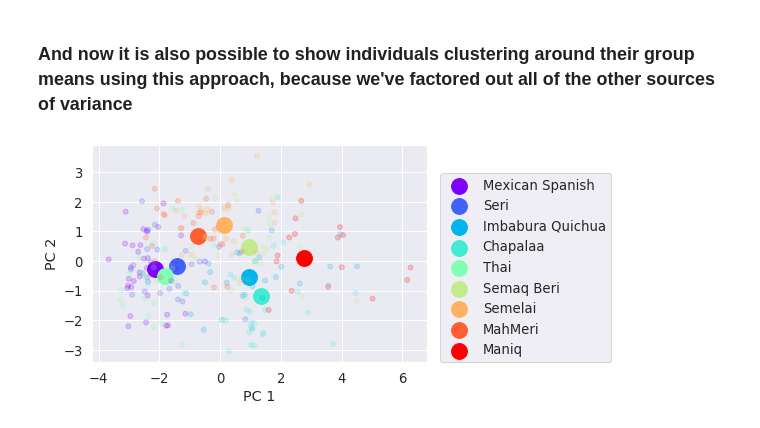
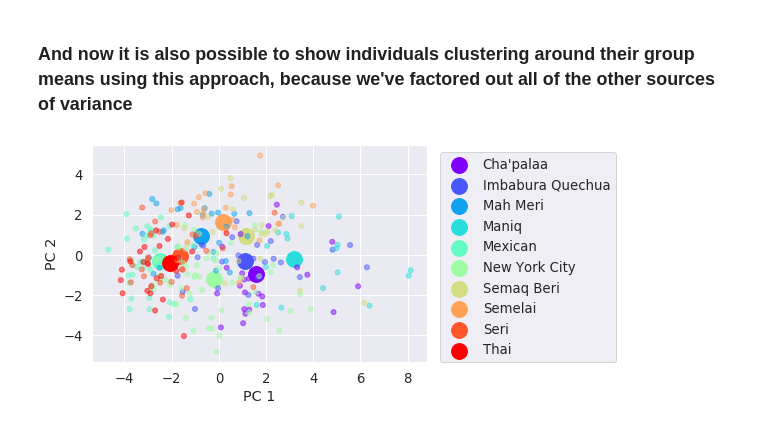
Before and after one commit to rgerkin/shared-pleasantness, a Jupyter notebook: universal-pleasantness.ipynb, the cells around one changed output. Saved outputs shown, nothing was run; the diff lists cells and outputs as text; code cells hidden in the pictures.

Commit message:
Vectorized model

```diff
--- a/universal-pleasantness.ipynb
+++ b/universal-pleasantness.ipynb
@@ -111,7 +130,7 @@ data = {
     'n_odorants': 10, # How many odorants
     'n_individuals': df.shape[0], # How many individuals
     'n_groups': len(groups), # How many groups
-    'group_id': df['Language/Group'].apply(lambda x: groups.index(x)+1).values, # Integer group IDs for each individual
+    'group_id': df.index.map(lambda x: groups.index(x[0])+1).values, # Integer group IDs for each individual
     'ranks': df.iloc[:, -10:].values  # The last 10 columns of the dataframe, i.e. the ranking data
 }
 
@@ -120,7 +139,7 @@ with sys_pipes(): # Used to pipe C-level output to the browser so I can see samp
     # None of these parameters matter except in the sense that sampling must proceed
     # slowly enough to get the answer without getting infinities.
     # This is all standard fare.
-    %time fit = model.sampling(data=data, warmup=5000, iter=20000, chains=4, control={'adapt_delta': 0.9, 'max_treedepth': 12})
+    %time fit = model.sampling(data=data, warmup=5000, iter=20000, chains=4, control={'adapt_delta': 0.95, 'max_treedepth': 15})
     # You may see many warning messages but basically as long as nothing blows up and Rhat ~ 1 then it is OK.
 
 # Put the results into a Pandas dataframe
@@ -190,7 +218,7 @@ order = np.argsort(global_means)[::-1]
 for i, group in enumerate(groups):
     m = [samples['mu_group[%d,%d]' % (i+1, j+1)].mean() for j in order]
     s = [samples['mu_group[%d,%d]' % (i+1, j+1)].std() for j in order]
-    plt.errorbar(range(1, n+1), m, yerr=s, alpha=0.5, marker='o', label=group)
+    plt.errorbar(range(1, len(groups)+1), m, yerr=s, alpha=0.5, marker='o', label=group)
 plt.xlabel('Global Rank')
 plt.ylabel('Group Valence')
 plt.legend(loc=(1.04, 0));
@@ -201,9 +229,12 @@ plt.legend(loc=(1.04, 0));
 ### Of group variability?
 ### Of individual variability?
 # %%
+# Create an individual level sigma which is the mean of the
+# individual-level sigmas for each group
+#samples['sigma'] = samples[['sigma[%d]' % i for i in range(1, len(groups)+1)]].mean(axis=1)
 sigmas = {'Global Variability': 'sigma_global',
           'Group Variability': 'sigma_group',
-          'Individual Variability': 'sigma'}
+          'Individual Variability': 'sigma_ind'}
 fig, ax = plt.subplots(len(sigmas), 1, sharex=True)
 for j in range(4): # Over chains
     s = samples[samples['chain']==j]
@@ -293,27 +324,28 @@ plt.ylabel("Cumulative Variance Explained");
 # %% [markdown]
 ### And now it is also possible to show individuals clustering around their group means using this approach, because we've factored out all of the other sources of variance
 # %%
-mu = pd.DataFrame([[samples['mu[%d,%d]' % (individual+1, odorant+1)].mean()
+mu_ind = pd.DataFrame([[samples['mu_ind[%d,%d]' % (individual+1, odorant+1)].mean()
                       for individual in range(data['n_individuals'])]
                      for odorant in range(data['n_odorants'])],
                         index=range(1, data['n_odorants']+1), columns=range(data['n_individuals']))
 # %%
 pca = PCA(n_components=2)
 pca.fit(mu_group.T)
 assert list(mu_group.columns) == list(groups)
 group_colors = plt.cm.rainbow(np.linspace(0, 1, len(groups)))
-group_ids = df['Language/Group'].apply(lambda x: groups.index(x)+1).values
+group_ids = data['group_id']
 individual_colors = [group_colors[group_ids[i]-1] for i in range(len(group_ids))]
 #plt.scatter(*pca.transform(mu_group.T).T, c=group_colors, s=250, label='Dummy');
 
 # Plot all the groups as big dots
 for i, group in enumerate(groups):
-    plt.scatter(*pca.transform(mu_group[[group]].T).T, c=group_colors[i].reshape(1, -1), s=250, label=group);
+    plt.scatter(*pca.transform(mu_group[[group]].T).T,
+                c=group_colors[i].reshape(1, -1), s=250, label=group);
 
 # Plot all the individuals as small dots
-plt.scatter(*pca.transform(mu.T).T, c=individual_colors, s=25, alpha=0.2);
+plt.scatter(*pca.transform(mu_ind.T).T, c=individual_colors, s=25, alpha=0.5);
 plt.xlabel('PC 1')
 plt.ylabel('PC 2');
 plt.legend(loc=(1.04, 0));
 # %% [output]
-[figure, old version]
+[figure, new version]
```
Also changed, not shown: parts of 29 cells of this notebook.
